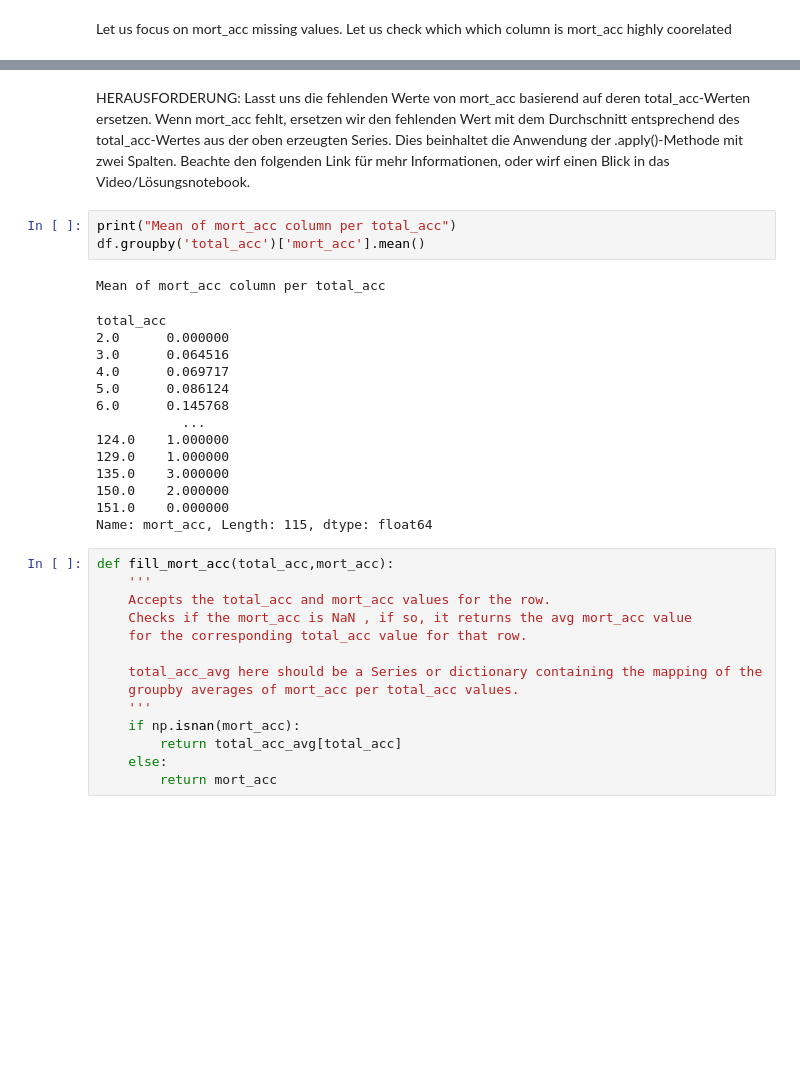
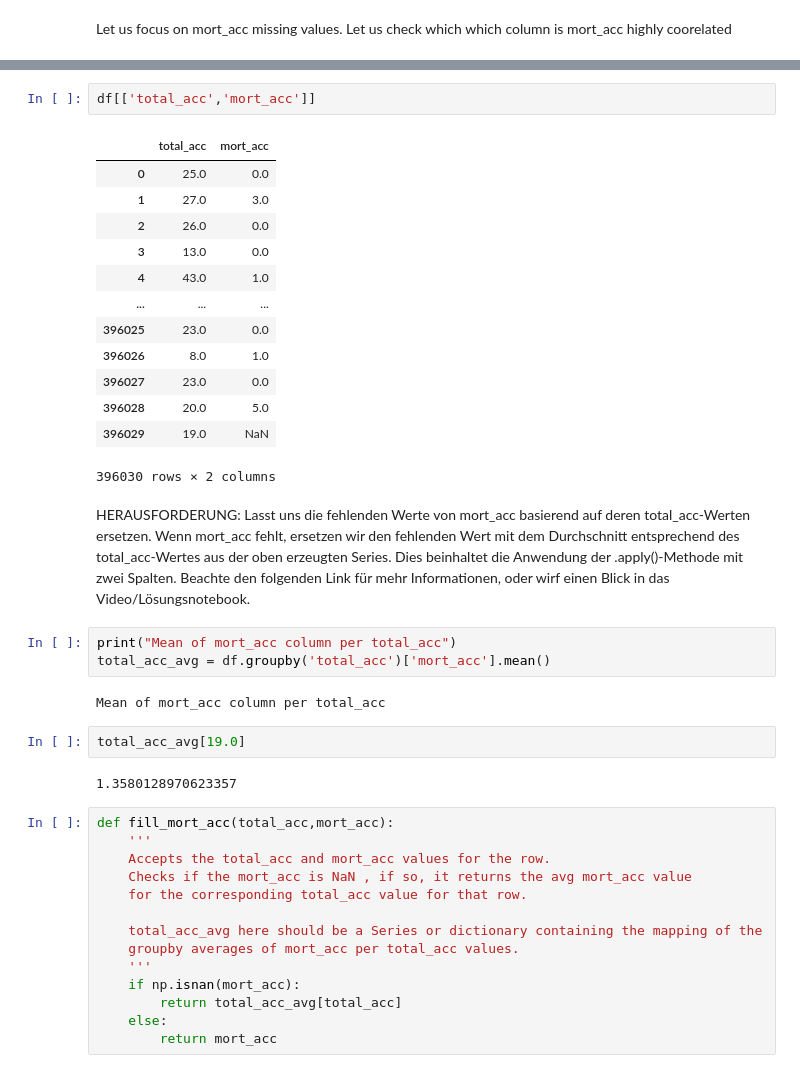
Before and after one commit to taru4u3/NeuralNetzwerk, a Jupyter notebook: check_credit_staus_fullypaid_chargedoff_real_praxis_feature_engineering_heavy_NN.ipynb, the cells around one changed output, grey strips where cells are left out. Saved outputs shown, nothing was run; the diff lists cells and outputs as text; blank space fills up the shorter version.

```diff
--- a/check_credit_staus_fullypaid_chargedoff_real_praxis_feature_engineering_heavy_NN.ipynb
+++ b/check_credit_staus_fullypaid_chargedoff_real_praxis_feature_engineering_heavy_NN.ipynb
@@ -402,24 +345,31 @@ int_rate               -0.084263
 Name: mort_acc, dtype: float64
+# %%
+df[['total_acc','mort_acc']]
+# %% [output]
+|  | total_acc | mort_acc |
+| 0 | 25.0 | 0.0 |
+| 1 | 27.0 | 3.0 |
+| 2 | 26.0 | 0.0 |
+| 3 | 13.0 | 0.0 |
+| 4 | 43.0 | 1.0 |
+| ... | ... | ... |
+| 396025 | 23.0 | 0.0 |
+| 396026 | 8.0 | 1.0 |
+| 396027 | 23.0 | 0.0 |
+| 396028 | 20.0 | 5.0 |
+| 396029 | 19.0 | NaN |
+396030 rows × 2 columns
 # %% [markdown]
 HERAUSFORDERUNG: Lasst uns die fehlenden Werte von mort_acc basierend auf deren total_acc-Werten ersetzen. Wenn mort_acc fehlt, ersetzen wir den fehlenden Wert mit dem Durchschnitt entsprechend des total_acc-Wertes aus der oben erzeugten Series. Dies beinhaltet die Anwendung der .apply()-Methode mit zwei Spalten. Beachte den folgenden Link für mehr Informationen, oder wirf einen Blick in das Video/Lösungsnotebook.
 # %%
 print("Mean of mort_acc column per total_acc")
-df.groupby('total_acc')['mort_acc'].mean()
+total_acc_avg = df.groupby('total_acc')['mort_acc'].mean()
 # %% [output]
 Mean of mort_acc column per total_acc
-total_acc
-2.0      0.000000
-3.0      0.064516
-4.0      0.069717
-5.0      0.086124
-6.0      0.145768
-           ...
-124.0    1.000000
-129.0    1.000000
-135.0    3.000000
-150.0    2.000000
-151.0    0.000000
-Name: mort_acc, Length: 115, dtype: float64
+# %%
+total_acc_avg[19.0]
+# %% [output]
+1.3580128970623357
 # %%
 def fill_mort_acc(total_acc,mort_acc):
     '''
```
Also changed, not shown: parts of 51 cells of this notebook.
